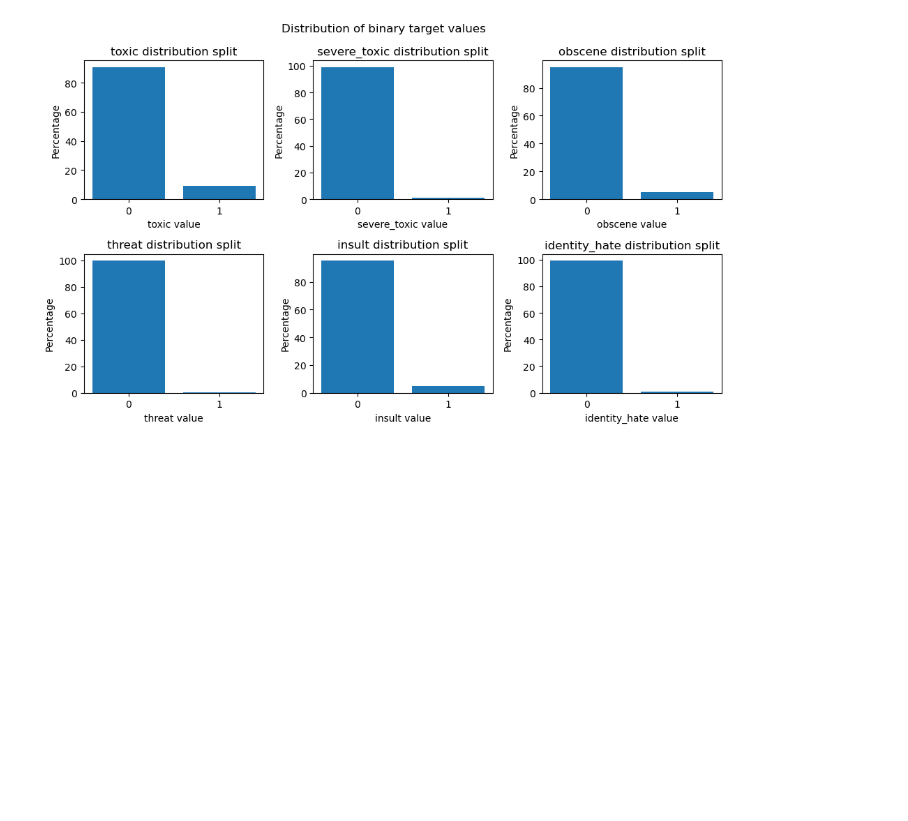
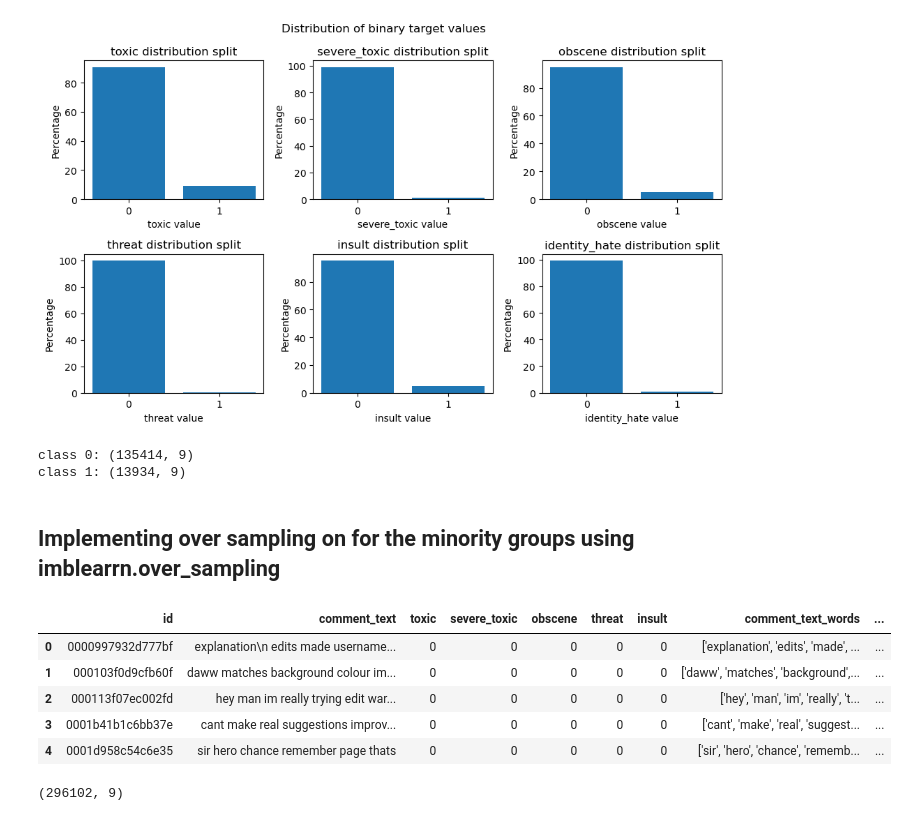
Before and after one commit to acmucsd-projects/wi23-ai-team-1, a Jupyter notebook: src/notebooks/class-imbalance.ipynb, the cells around one changed output. Drawn from its saved outputs; the diff is of its cells as text; code cells hidden in the pictures; blank space fills up the shorter version.

Commit message:
used imblearn to implement oversampling on all minority target cols

```diff
--- a/src/notebooks/class-imbalance.ipynb
+++ b/src/notebooks/class-imbalance.ipynb
@@ -47,3 +51,17 @@ fig.tight_layout()
 plt.show()
 # %% [output]
 [figure]
+# %%
+# just verifying whether the graphs make sense
+
+class_count_0, class_count_1 = data['toxic'].value_counts()
+
+class_0 = data[data['toxic'] == 0]
+class_1 = data[data['toxic'] == 1]
+print('class 0:', class_0.shape)
+print('class 1:', class_1.shape)
+# %% [output]
+class 0: (135414, 9)
+class 1: (13934, 9)
+# %% [markdown]
+## Implementing over sampling on for the minority groups using imblearrn.over_sampling
@@ -49,0 +71,41 @@ plt.show()
+# %%
+# Creating an instance of the Random Over Sampler
+ros = RandomOverSampler(random_state=0)
+# %%
+# Oversampling the required number for each of the columns
+
+X_resampled, y_resampled = ros.fit_resample(data.drop(columns=["toxic"]), data["toxic"])
+data_resampled = pd.concat([X_resampled, y_resampled], axis=1)
+
+X_resampled, y_resampled = ros.fit_resample(data.drop(columns=["severe_toxic"]), data["severe_toxic"])
+data_resampled = pd.concat([X_resampled, y_resampled], axis=1)
+
+X_resampled, y_resampled = ros.fit_resample(data.drop(columns=["obscene"]), data["obscene"])
+data_resampled = pd.concat([X_resampled, y_resampled], axis=1)
+
+X_resampled, y_resampled = ros.fit_resample(data.drop(columns=["threat"]), data["threat"])
+data_resampled = pd.concat([X_resampled, y_resampled], axis=1)
+
+X_resampled, y_resampled = ros.fit_resample(data.drop(columns=["insult"]), data["insult"])
+data_resampled = pd.concat([X_resampled, y_resampled], axis=1)
+
+X_resampled, y_resampled = ros.fit_resample(data.drop(columns=["identity_hate"]), data["identity_hate"])
+data_resampled = pd.concat([X_resampled, y_resampled], axis=1)
+# %%
+# Seeing what data loooks like
+
+data = data_resampled
+data.head()
+# %% [output]
+|  | id | comment_text | toxic | severe_toxic | obscene | threat | insult | comment_text_words | ... |
+| 0 | 0000997932d777bf | explanation\n edits made username... | 0 | 0 | 0 | 0 | 0 | ['explanation', 'edits', 'made', ... | ... |
+| 1 | 000103f0d9cfb60f | daww matches background colour im... | 0 | 0 | 0 | 0 | 0 | ['daww', 'matches', 'background',... | ... |
+| 2 | 000113f07ec002fd | hey man im really trying edit war... | 0 | 0 | 0 | 0 | 0 | ['hey', 'man', 'im', 'really', 't... | ... |
+| 3 | 0001b41b1c6bb37e | cant make real suggestions improv... | 0 | 0 | 0 | 0 | 0 | ['cant', 'make', 'real', 'suggest... | ... |
+| 4 | 0001d958c54c6e35 | sir hero chance remember page thats | 0 | 0 | 0 | 0 | 0 | ['sir', 'hero', 'chance', 'rememb... | ... |
+# %%
+# Seeing how the dimensions of the dataset have changed, was initially 150k rows
+
+data.shape
+# %% [output]
+(296102, 9)
```
Also changed, not shown: parts of 7 cells of this notebook.
